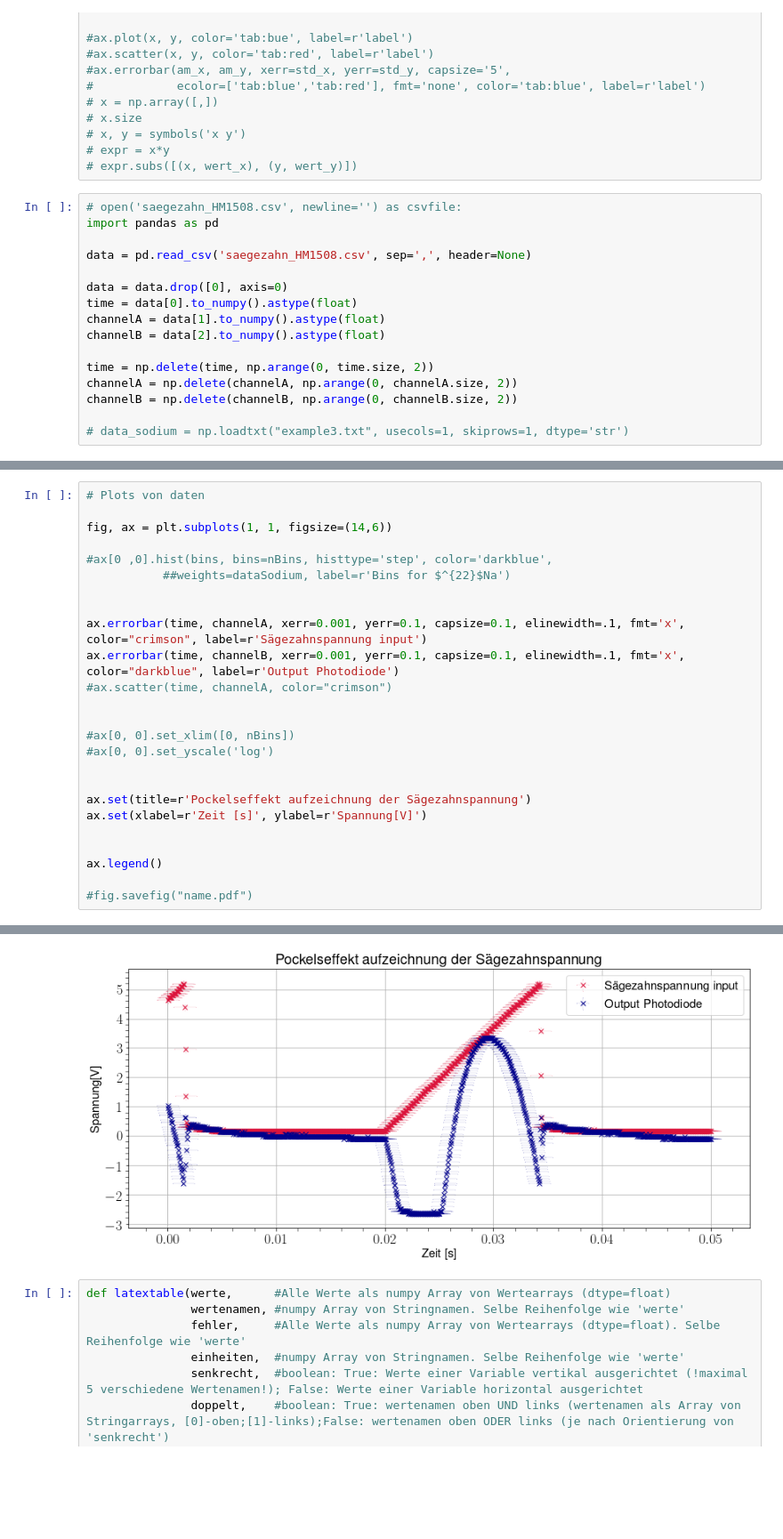
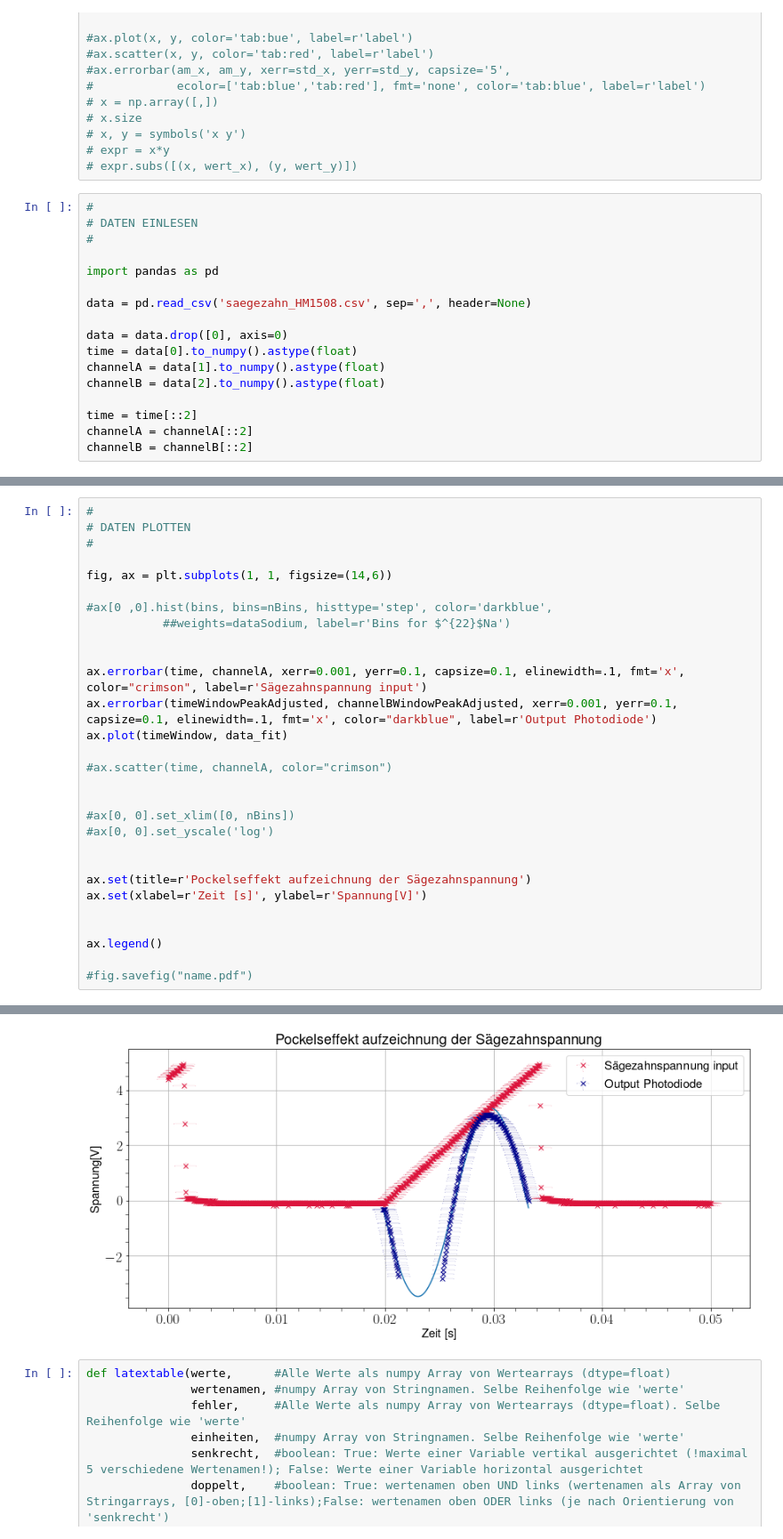
Before and after one commit to MayerPablo/FP, a Jupyter notebook: FarPock/FarPock.ipynb, the cells around one changed output, grey strips where cells are left out. Shown: that part at 89% size. Cells and saved outputs as stored; diff of their text form; blank space fills up the shorter version.

Commit message:
Pockels Calculation and Plotting

```diff
--- a/FarPock/FarPock.ipynb
+++ b/FarPock/FarPock.ipynb
@@ -271,7 +190,10 @@ def parameterFinden(parameter,     #Symbols als array
 # expr = x*y
 # expr.subs([(x, wert_x), (y, wert_y)])
 # %%
-# open('saegezahn_HM1508.csv', newline='') as csvfile:
+#
+# DATEN EINLESEN
+#
+
 import pandas as pd
 
 data = pd.read_csv('saegezahn_HM1508.csv', sep=',', header=None)
@@ -281,8 +203,6 @@ time = data[0].to_numpy().astype(float)
 channelA = data[1].to_numpy().astype(float)
 channelB = data[2].to_numpy().astype(float)
 
-time = np.delete(time, np.arange(0, time.size, 2))
-channelA = np.delete(channelA, np.arange(0, channelA.size, 2))
-channelB = np.delete(channelB, np.arange(0, channelB.size, 2))
-
-# data_sodium = np.loadtxt("example3.txt", usecols=1, skiprows=1, dtype='str')
+time = time[::2]
+channelA = channelA[::2]
+channelB = channelB[::2]
@@ -307,31 +259,35 @@ channelB = np.delete(channelB, np.arange(0, channelB.size, 2))
 # %%
-# Plots von daten
+#
+# DATEN PLOTTEN
+#
 
 fig, ax = plt.subplots(1, 1, figsize=(14,6))
 
 #ax[0 ,0].hist(bins, bins=nBins, histtype='step', color='darkblue',
            ##weights=dataSodium, label=r'Bins for $^{22}$Na')
 
 
 ax.errorbar(time, channelA, xerr=0.001, yerr=0.1, capsize=0.1, elinewidth=.1, fmt='x', color="crimson", label=r'Sägezahnspannung input')
-ax.errorbar(time, channelB, xerr=0.001, yerr=0.1, capsize=0.1, elinewidth=.1, fmt='x', color="darkblue", label=r'Output Photodiode')
+ax.errorbar(timeWindowPeakAdjusted, channelBWindowPeakAdjusted, xerr=0.001, yerr=0.1, capsize=0.1, elinewidth=.1, fmt='x', color="darkblue", label=r'Output Photodiode')
+ax.plot(timeWindow, data_fit)
+
 #ax.scatter(time, channelA, color="crimson")
 
 
 #ax[0, 0].set_xlim([0, nBins])
 #ax[0, 0].set_yscale('log')
 
 
 ax.set(title=r'Pockelseffekt aufzeichnung der Sägezahnspannung')
 ax.set(xlabel=r'Zeit [s]', ylabel=r'Spannung[V]')
 
 
 ax.legend()
 
 #fig.savefig("name.pdf")
 # %% [output]
 <matplotlib.legend.Legend at 0x...>
-[figure, old version]
+[figure, new version]
 # %%
 def latextable(werte,      #Alle Werte als numpy Array von Wertearrays (dtype=float)
                wertenamen, #numpy Array von Stringnamen. Selbe Reihenfolge wie 'werte'
```
Also changed, not shown: parts of 3 cells of this notebook.
